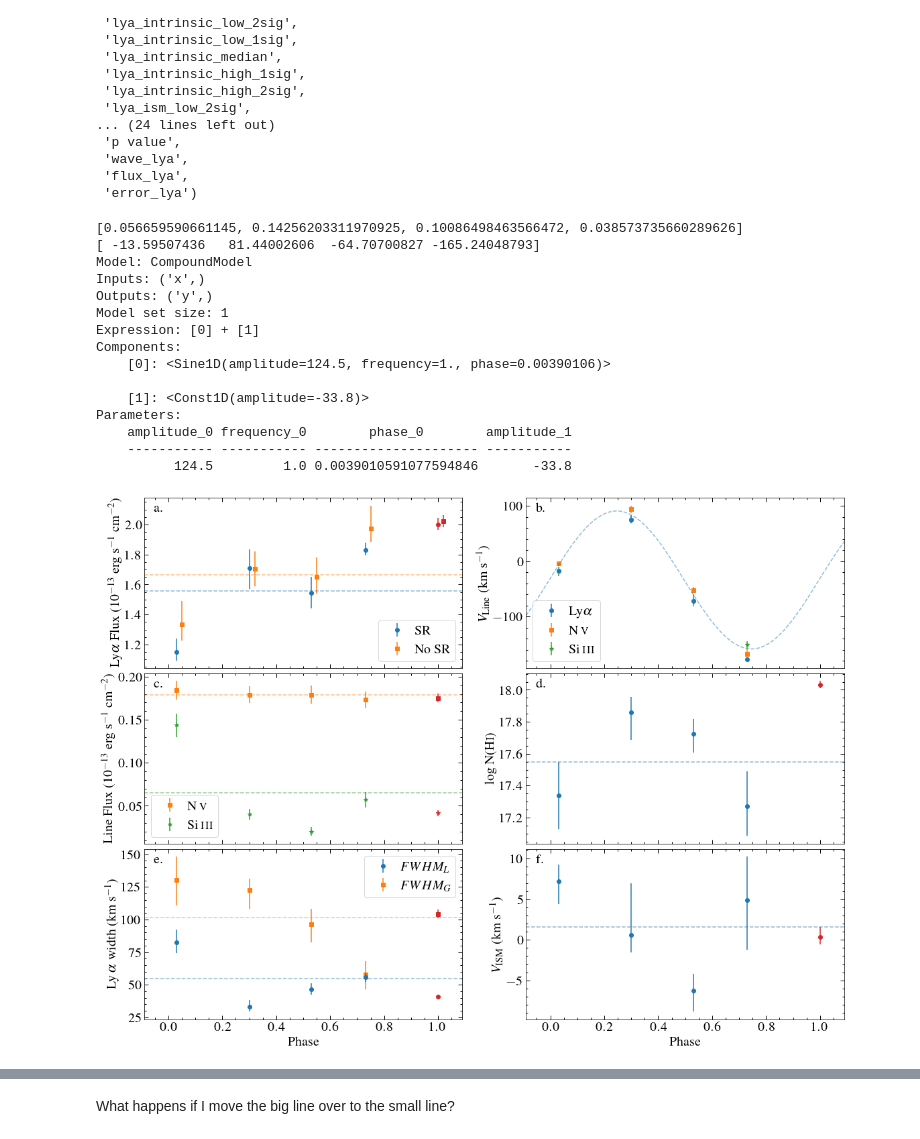
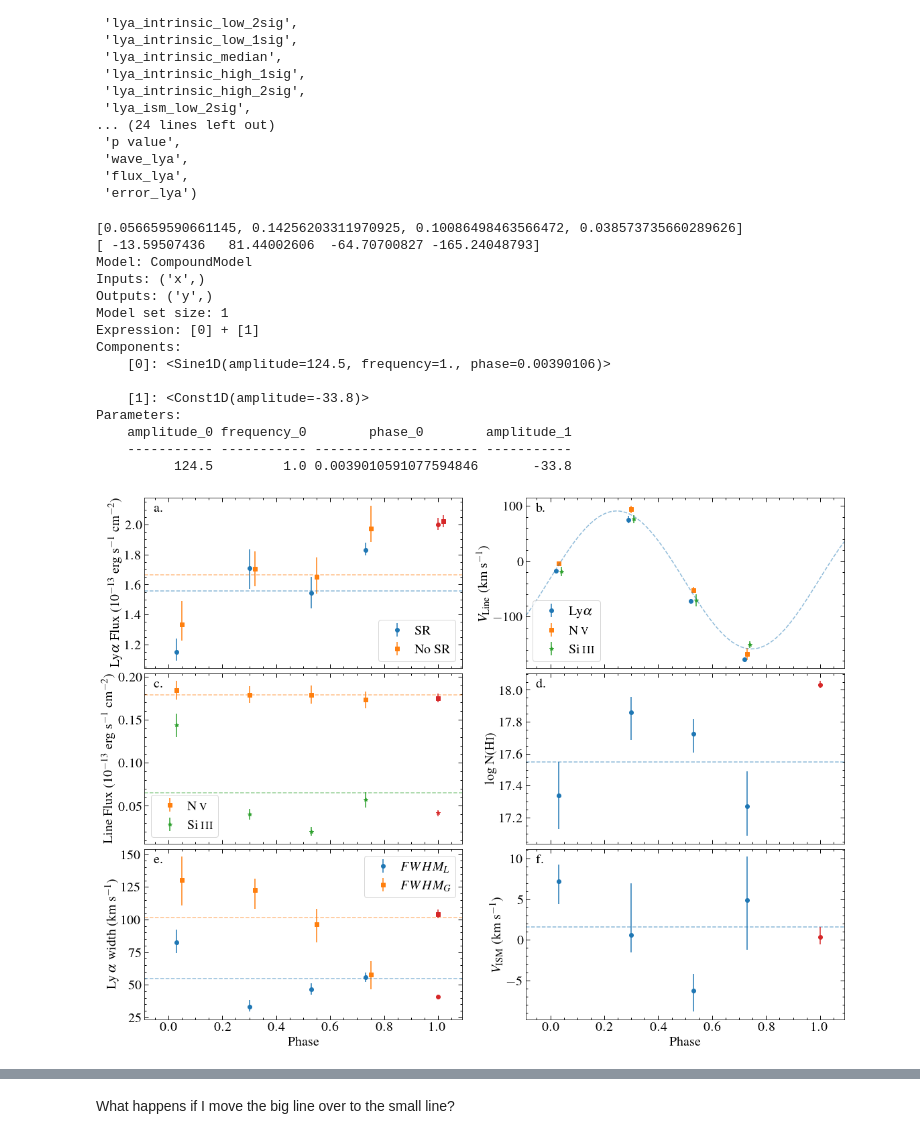
Before and after one commit to davidjwilson/pceb, a Jupyter notebook: eg_uma/eg_uma_lya_results.ipynb, the cells around one changed output, grey strips where cells are left out. Cells and saved outputs as stored; diff of their text form; code cells hidden in the pictures.

```diff
--- a/eg_uma/eg_uma_lya_results.ipynb
+++ b/eg_uma/eg_uma_lya_results.ipynb
@@ -128,7 +128,8 @@ for i, spec in enumerate(sr_specs_phase):
     if i < 3:
         ax2.set_yticklabels([])
     if i == 3:
-        ax2.set_ylabel('ISM Attenuation')
+        ax2.set_ylabel('ISM Transmission')
+    ax2.set_ylim(-0.05, 1.05)
 
 
 
@@ -219,7 +220,8 @@ for i, spec in enumerate(nosr_specs_phase):
     if i < 3:
         ax2.set_yticklabels([])
     if i == 3:
-        ax2.set_ylabel('ISM Attenuation')
+        ax2.set_ylabel('ISM Transmission')
+    ax2.set_ylim(-0.05, 1.05)
 
 
 
@@ -417,9 +419,9 @@ for i, spec in enumerate(sr_specs_phase):
     fwhmg = data['fw_G_n value'][2]
     fwhmg_err = np.array([[fwhmg-data['fw_G_n value'][1]],[data['fw_G_n value'][3]-fwhmg]])
     if i == 0:
-        plt.errorbar(phase_sort[i], fwhmg, yerr=fwhmg_err, marker='s', c='C1', label = r'$FWHM_G$', zorder=-1, alpha=1, ls='none')
+        plt.errorbar(phase_sort[i]+0.02, fwhmg, yerr=fwhmg_err, marker='s', c='C1', label = r'$FWHM_G$', zorder=-1, alpha=1, ls='none')
     else:
-        plt.errorbar(phase_sort[i], fwhmg, yerr=fwhmg_err, marker='s', c='C1', zorder=-1, alpha=1, ls='none')
+        plt.errorbar(phase_sort[i]+0.02, fwhmg, yerr=fwhmg_err, marker='s', c='C1', zorder=-1, alpha=1, ls='none')
     fwg.append(fwhmg)
 plt.axhline(np.mean(fwl), ls='--', c='C0', alpha=0.5)
 plt.axhline(np.mean(fwg), ls='--', c='C1', alpha=0.5)
@@ -493,9 +495,9 @@ for i, spec in enumerate(sr_specs_phase):
     vlya = data['vs_n value'][2]
     vlya_err = np.array([[vlya-data['vs_n value'][1]],[data['vs_n value'][3]-vlya]])
     if i == 0:
-        plt.errorbar(phase_sort[i], vlya, yerr=vlya_err, marker='o', c='C0', label= r'Ly$\alpha$', ls='none')
+        plt.errorbar(phase_sort[i]-0.01, vlya, yerr=vlya_err, marker='o', c='C0', label= r'Ly$\alpha$', ls='none')
     else:
-        plt.errorbar(phase_sort[i], vlya, yerr=vlya_err, marker='o', c='C0', ls='none')
+        plt.errorbar(phase_sort[i]-0.01, vlya, yerr=vlya_err, marker='o', c='C0', ls='none')
     vlyas.append(vlya)
 
 
@@ -525,9 +527,9 @@ for i, spec in enumerate(sr_specs_phase):
     vsi = data[name][2]
     vsi_err = np.array([[vsi-data[name][1]],[data[name][3]-vsi]])
     if i == 0:
-        plt.errorbar(phase_sort[i], vsi, yerr=vsi_err, marker='*', c='C2', label= r'Si\,{\sc iii}', ls='none', zorder=-2, alpha=1)
+        plt.errorbar(phase_sort[i]+0.01, vsi, yerr=vsi_err, marker='*', c='C2', label= r'Si\,{\sc iii}', ls='none', zorder=-2, alpha=1)
     else:
-        plt.errorbar(phase_sort[i], vsi, yerr=vsi_err, marker='*', c='C2', ls='none', zorder=-2, alpha=1)
+        plt.errorbar(phase_sort[i]+0.01, vsi, yerr=vsi_err, marker='*', c='C2', ls='none', zorder=-2, alpha=1)
     vsis.append(vsi)
 
 
@@ -615,34 +617,34 @@ plt.xticks(visible=False)
 
 plt.xlim(xlims[0], xlims[1])
 # plt.xlabel('Phase')
 
 # fig.add_subplot(111, frame_on=False)
 # plt.tick_params(labelcolor='none', top=False, bottom=False, left=False, right=False, which='both')
 # plt.ylabel('Flux ($10^{-14}$\,erg s$^{-1}$ cm$^{-2}$ \AA$^{-1}$)', size=20, labelpad=12)
 # plt.xlabel('Phase', size=20)
 
 
 plt.tight_layout()
 plt.subplots_adjust(hspace=0.03)
 
 plt.savefig('plots/lya_results_sum.pdf')
 # %% [output]
 [0.056659590661145, 0.14256203311970925, 0.10086498463566472, 0.038573735660289626]
 [ -13.59507436   81.44002606  -64.70700827 -165.24048793]
 Model: CompoundModel
 Inputs: ('x',)
 Outputs: ('y',)
 Model set size: 1
 Expression: [0] + [1]
 Components:
     [0]: <Sine1D(amplitude=124.5, frequency=1., phase=0.00390106)>
 
     [1]: <Const1D(amplitude=-33.8)>
 Parameters:
     amplitude_0 frequency_0        phase_0        amplitude_1
     ----------- ----------- --------------------- -----------
           124.5         1.0 0.0039010591077594846       -33.8
-[figure, old version]
+[figure, new version]
 # %%
 data = Table.read('{}NV_allfour_MCMC_results.csv'.format(path))
 # %%
```
Also changed, not shown: parts of 4 cells of this notebook, 28 other files.
